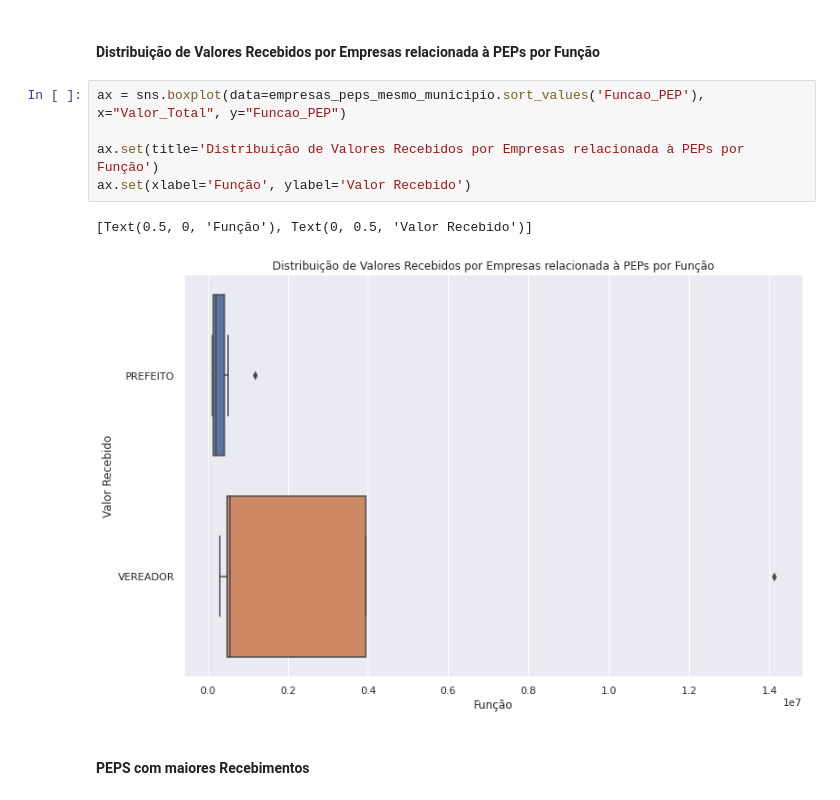
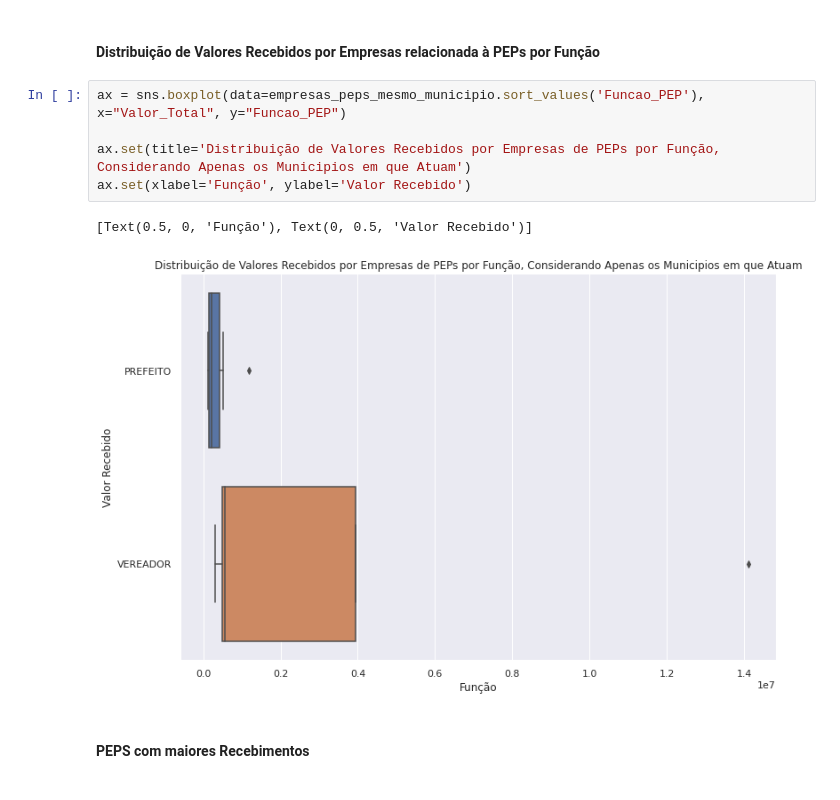
Before and after one commit to AlanTaranti/trabalho-curso-controle-social-grupo-6, a Jupyter notebook: Trabalho de Conformidade do Curso de Dados Abertos para Controle Social.ipynb, the cells around one changed output. Drawn from its saved outputs; the diff is of its cells as text.

```diff
--- a/Trabalho de Conformidade do Curso de Dados Abertos para Controle Social.ipynb
+++ b/Trabalho de Conformidade do Curso de Dados Abertos para Controle Social.ipynb
@@ -621,11 +621,11 @@ ax.set(xlabel='Função', ylabel='Contagem')
 # %%
 ax = sns.boxplot(data=empresas_peps_mesmo_municipio.sort_values('Funcao_PEP'), x="Valor_Total", y="Funcao_PEP")
 
-ax.set(title='Distribuição de Valores Recebidos por Empresas relacionada à PEPs por Função')
+ax.set(title='Distribuição de Valores Recebidos por Empresas de PEPs por Função, Considerando Apenas os Municipios em que Atuam')
 ax.set(xlabel='Função', ylabel='Valor Recebido')
 # %% [output]
 [Text(0.5, 0, 'Função'), Text(0, 0.5, 'Valor Recebido')]
-[figure, old version]
+[figure, new version]
 # %% [markdown]
 #### PEPS com maiores Recebimentos
 # %%
```
Also changed, not shown: parts of 27 cells of this notebook.
